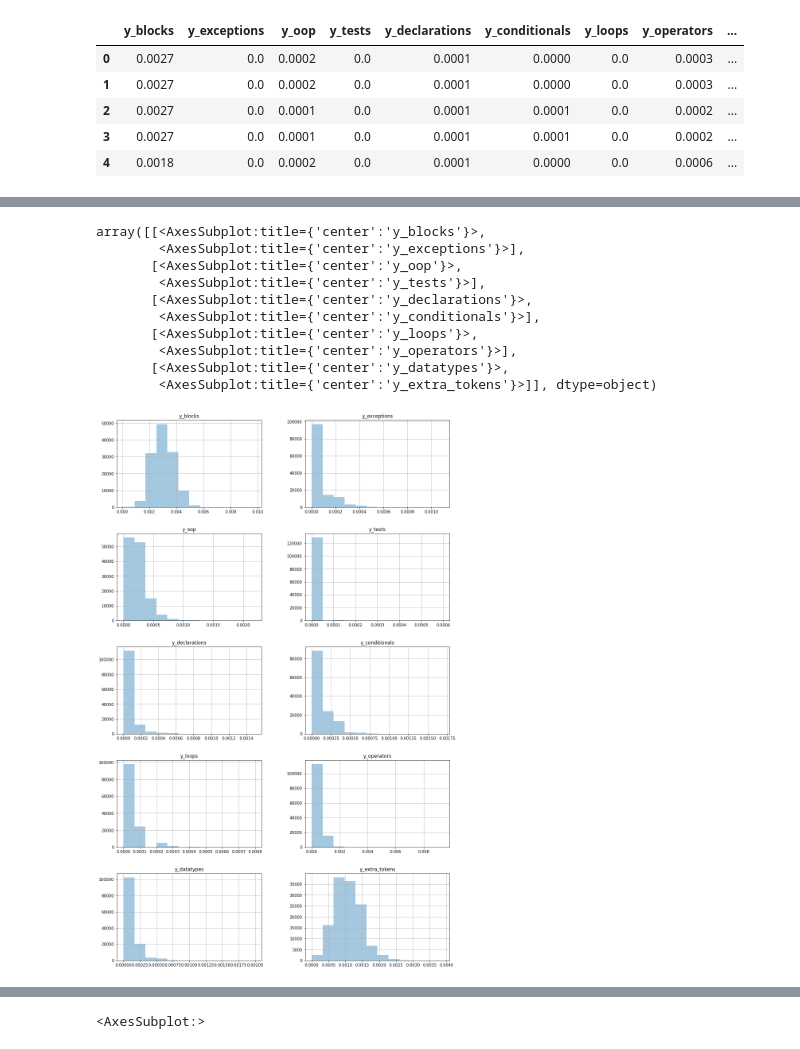
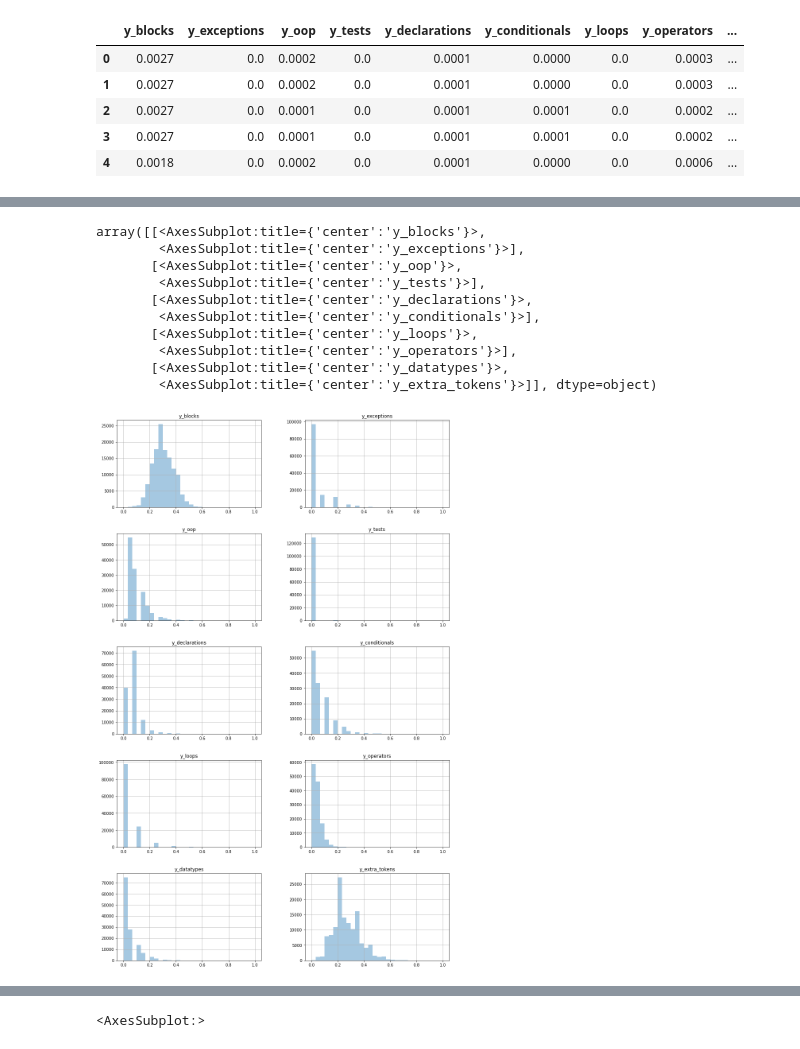
Before and after one commit to ArtificialSoftwareEngineering/InterpretingCodeGeneration, a Jupyter notebook: nbs/00_data.eda.ipynb, the cells around one changed output, grey strips where cells are left out. Saved outputs shown, nothing was run; the diff lists cells and outputs as text; code cells hidden in the pictures.

Commit message:
First Covariate Analysis and EDA on buggy/nonbuggy data

```diff
--- a/nbs/00_data.eda.ipynb
+++ b/nbs/00_data.eda.ipynb
@@ -90,0 +107,6 @@ potential_outcomes = ['y_blocks','y_exceptions','y_oop','y_tests','y_declaration
+# %%
+#Normalization
+min_max_scaler = preprocessing.MinMaxScaler()
+df_error_tax_scaled = pd.DataFrame(min_max_scaler.fit_transform(df_error_tax[potential_outcomes]), columns = potential_outcomes)
+# %%
+df_error_tax_scaled['x_treatment'] = df_error_tax['x_treatment']
@@ -91,14 +134,19 @@ potential_outcomes = ['y_blocks','y_exceptions','y_oop','y_tests','y_declaration
 # %%
-df_error_tax[potential_outcomes].hist(bins=12, alpha=0.4, layout=(5, 2), figsize = (15,25))
+df_error_tax_scaled[potential_outcomes].hist(
+    bins=30,
+    alpha=0.4,
+    layout=(5, 2),
+    figsize = (15,25)
+)
 # %% [output]
 array([[<AxesSubplot:title={'center':'y_blocks'}>,
         <AxesSubplot:title={'center':'y_exceptions'}>],
        [<AxesSubplot:title={'center':'y_oop'}>,
         <AxesSubplot:title={'center':'y_tests'}>],
        [<AxesSubplot:title={'center':'y_declarations'}>,
         <AxesSubplot:title={'center':'y_conditionals'}>],
        [<AxesSubplot:title={'center':'y_loops'}>,
         <AxesSubplot:title={'center':'y_operators'}>],
        [<AxesSubplot:title={'center':'y_datatypes'}>,
         <AxesSubplot:title={'center':'y_extra_tokens'}>]], dtype=object)
-[figure, old version]
+[figure, new version]
```
Also changed, not shown: parts of 20 cells of this notebook, 1 other file.
